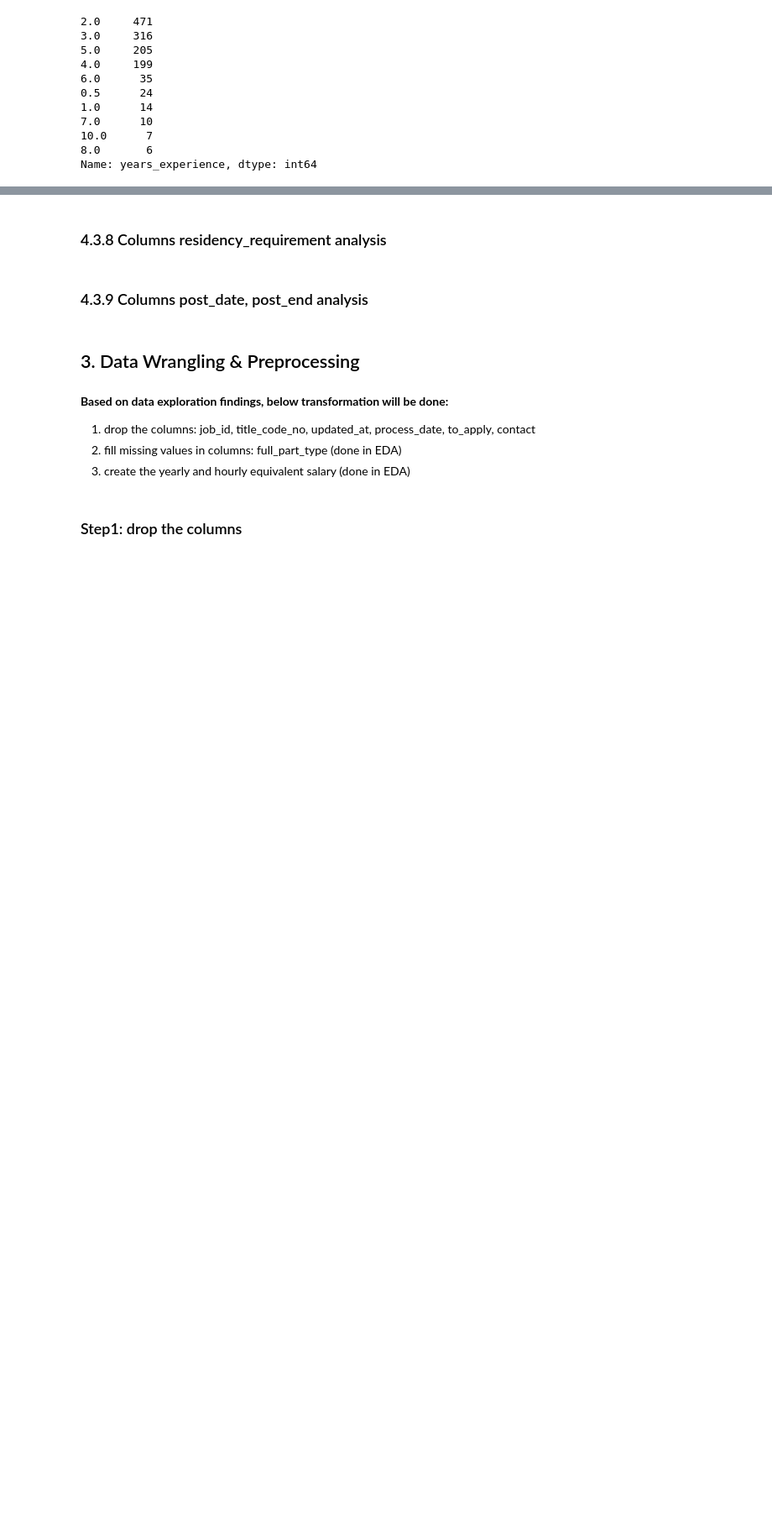
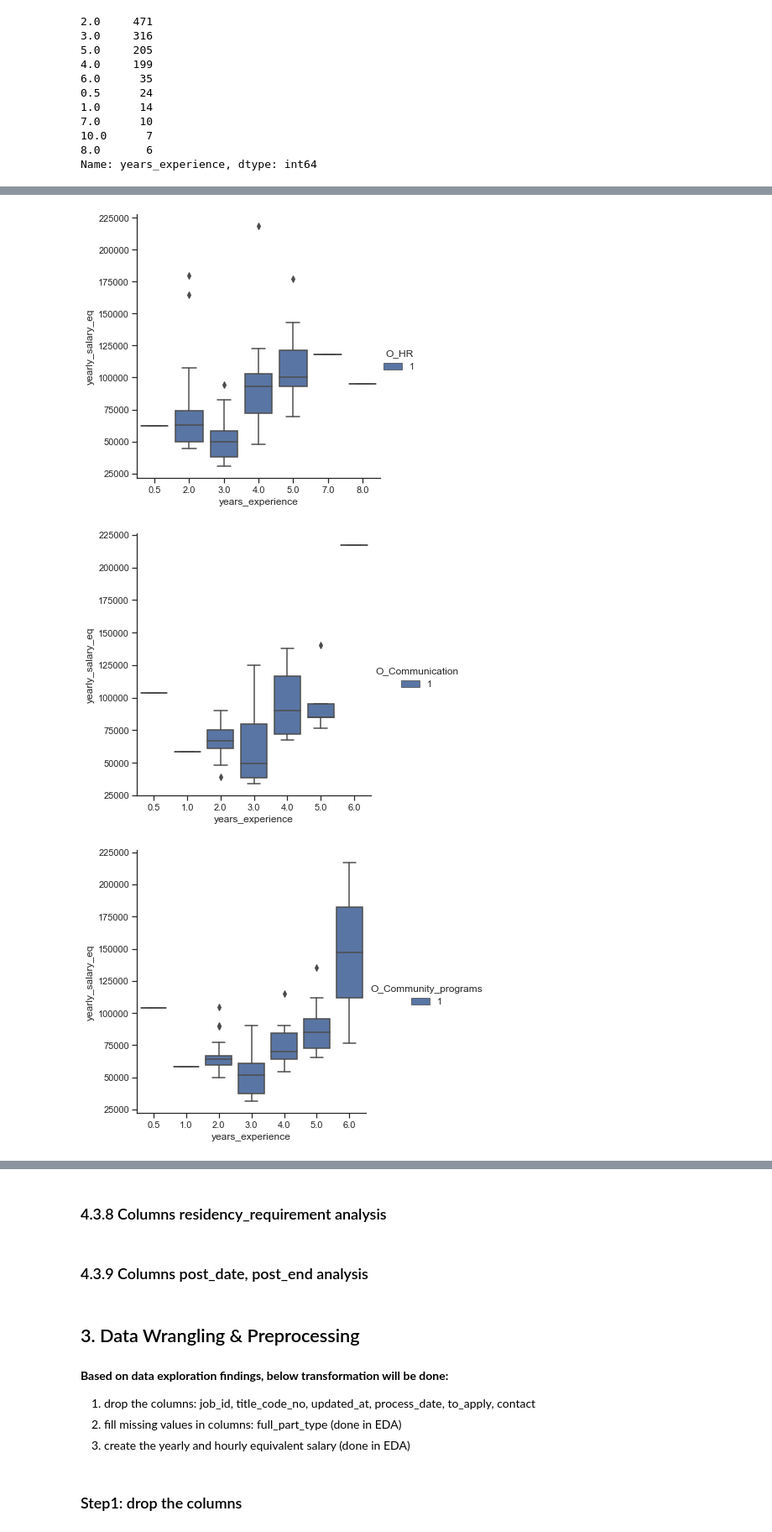
Before and after one commit to dinaAbdelrahman/New_York_Job_Analysis, a Jupyter notebook: Job_Market_Analysis.ipynb, the cells around one changed output, grey strips where cells are left out. Shown at 84% size. Cells and saved outputs as stored; diff of their text form; code cells hidden in the pictures; blank space fills up the shorter version.

```diff
--- a/Job_Market_Analysis.ipynb
+++ b/Job_Market_Analysis.ipynb
@@ -939,0 +1048,12 @@ sns.catplot(x="years_experience", y="yearly_salary_eq", hue="full_part_type",
+# %%
+### plotting the experience versus salary for each category
+
+
+for col in columns_job_category:
+    sns.catplot(x="years_experience", y="yearly_salary_eq", hue=col,
+                data=df_jobs_re[df_jobs_re[col]==1], kind="box",
+                height=5);
+# %% [output]
+[figure, added]
+[figure, added]
+[figure, added]
```
Also changed, not shown: parts of 123 cells of this notebook.
